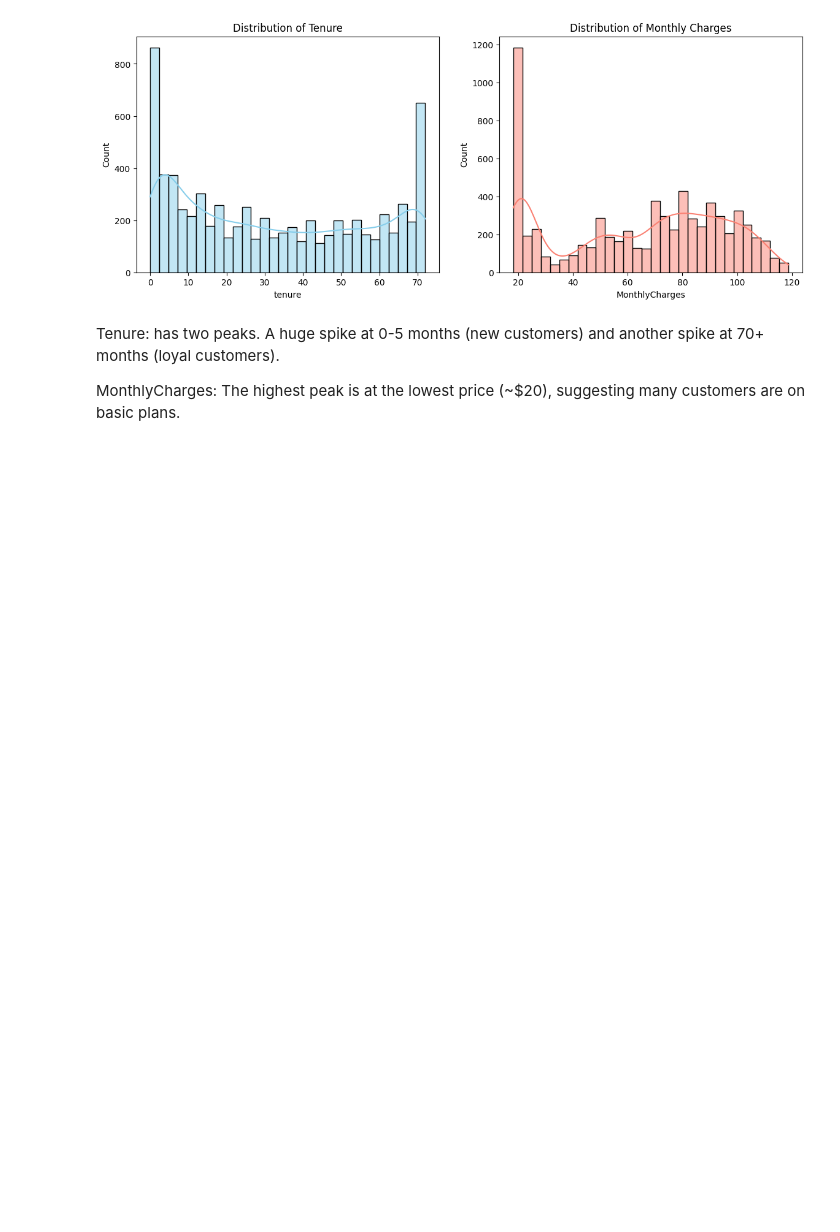
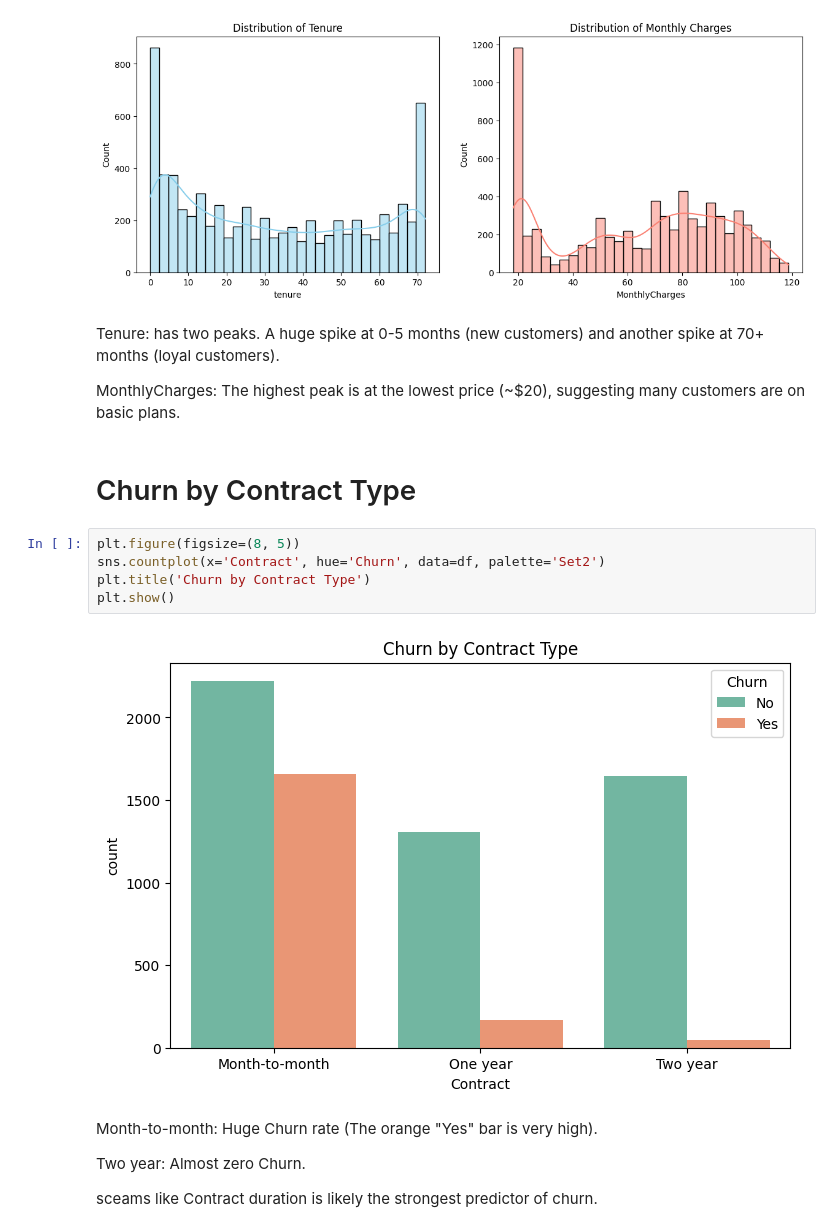
Before and after one commit to NisithaNimsara/Customer_Churn_Prediction-, a Jupyter notebook: EDA.ipynb, the cells around one changed output. Cells and saved outputs as stored; diff of their text form; blank space fills up the shorter version.

Commit message:
Churn by Contract Type checked

```diff
--- a/EDA.ipynb
+++ b/EDA.ipynb
@@ -178,3 +178,18 @@ plt.show()
 Tenure: has two peaks. A huge spike at 0-5 months (new customers) and another spike at 70+ months (loyal customers).
 
 MonthlyCharges: The highest peak is at the lowest price (~$20), suggesting many customers are on basic plans.
+# %% [markdown]
+# Churn by Contract Type
+# %%
+plt.figure(figsize=(8, 5))
+sns.countplot(x='Contract', hue='Churn', data=df, palette='Set2')
+plt.title('Churn by Contract Type')
+plt.show()
+# %% [output]
+[figure, added]
+# %% [markdown]
+Month-to-month: Huge Churn rate (The orange "Yes" bar is very high).
+
+Two year: Almost zero Churn.
+
+sceams like Contract duration is likely the strongest predictor of churn.
```
